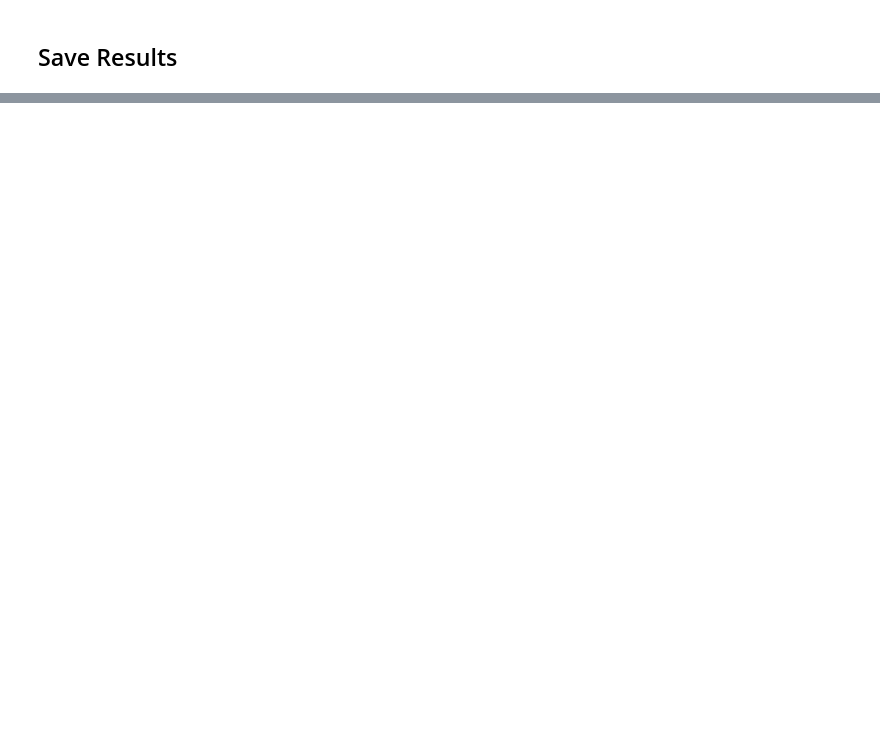
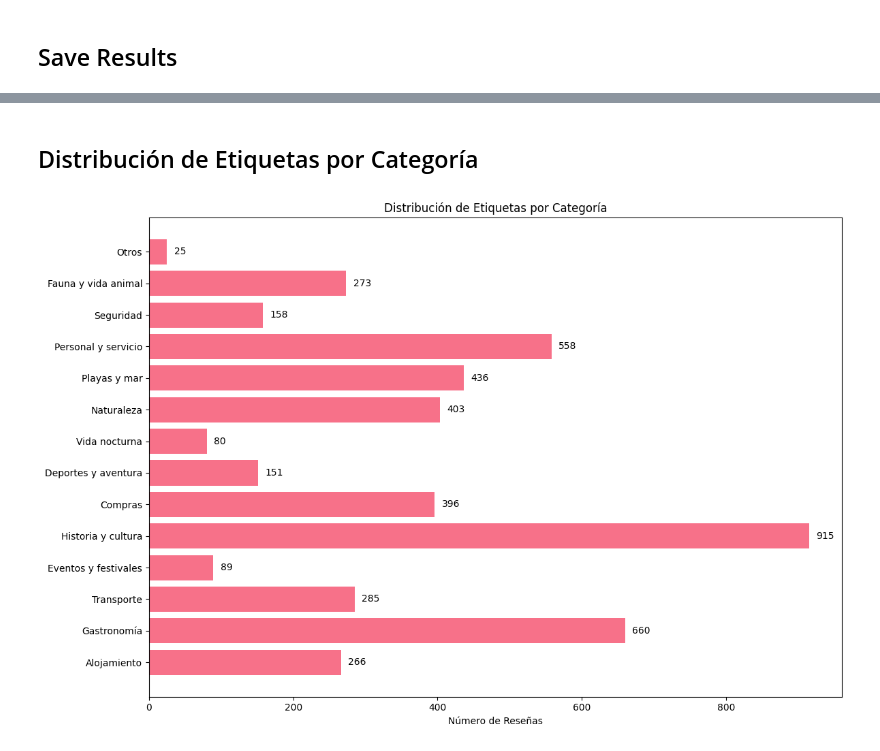
Before and after one commit to VictorWKey/AI-Tourism-Opinion-Analyzer, a Jupyter notebook: notebooks/09-etiquetado-topicos-predefinidos.ipynb, the cells around one changed output, grey strips where cells are left out. Saved outputs shown, nothing was run; the diff lists cells and outputs as text; code cells hidden in the pictures; blank space fills up the shorter version.

```diff
--- a/notebooks/09-etiquetado-topicos-predefinidos.ipynb
+++ b/notebooks/09-etiquetado-topicos-predefinidos.ipynb
@@ -60,3 +67,17 @@ Ejemplo de TituloReview: ¡Divertido y seguro!. Estoy muy impresionado con Mazat
+# %%
+# Eliminar la columna TopicoConLLM genérica si existe para evitar confusiones
+# Solo debemos mantener las columnas específicas por modelo (TopicoConLLM_gpt-4.1-mini, etc.)
+if 'TopicoConLLM' in df.columns:
+    print(f"Eliminando columna obsoleta 'TopicoConLLM'...")
+    df = df.drop('TopicoConLLM', axis=1)
+    print("✓ Columna 'TopicoConLLM' eliminada")
+else:
+    print("✓ No existe la columna 'TopicoConLLM' - sin cambios necesarios")
+
+# Verificar qué columnas de tópicos existen actualmente
+llm_columns = [col for col in df.columns if col.startswith('TopicoConLLM')]
+print(f"\nColumnas de tópicos LLM encontradas: {llm_columns}")
+print(f"Forma del dataset: {df.shape}")
 # %% [markdown]
 ## Create Classification Prompt
 # %%
@@ -131,7 +142,7 @@ def classify_review(review_text, max_retries=2):
             else:
                 print(f"❌ Error final procesando reseña después de {max_retries + 1} intentos: {error_msg[:100]}...")
                 # En caso de error persistente, asignamos categoría "Otros"
-                return [14]
+                return [13]  # Cambiado de 12 a 13
 
 def process_reviews_batch(df, start_idx=0, batch_size=50):
     results = []
@@ -145,8 +156,8 @@ def process_reviews_batch(df, start_idx=0, batch_size=50):
         review = df.iloc[i]['TituloReview']
         labels = classify_review(review)
 
-        # Contar si hubo algún error (etiqueta 14 sola puede indicar error)
-        if labels == [14]:
+        # Contar si hubo algún error (etiqueta 13 sola puede indicar error)
+        if labels == [13]:  # Cambiado de 12 a 13
             error_count += 1
 
         results.append(labels)
@@ -241,0 +363,45 @@ Ejemplos de reseñas multi-etiqueta:
+# %% [markdown]
+## Distribución de Etiquetas por Categoría
+# %%
+if 'labels_parsed' in df.columns:
+    # Contar todas las etiquetas
+    all_labels = []
+    for labels_list in df['labels_parsed']:
+        all_labels.extend(labels_list)
+
+    label_counts = Counter(all_labels)
+
+    # Crear DataFrame para visualización (ahora hasta categoría 13)
+    labels_df = pd.DataFrame([
+        {'categoria_id': i, 'categoria_nombre': category_names[i], 'count': label_counts.get(i, 0)}
+        for i in range(14)  # Cambiado de 13 a 14
+    ])
+
+    # Visualización 1: Gráfico de barras horizontal
+    plt.figure(figsize=(12, 8))
+    bars = plt.barh(labels_df['categoria_nombre'], labels_df['count'])
+    plt.xlabel('Número de Reseñas')
+    plt.title('Distribución de Etiquetas por Categoría')
+    plt.tight_layout()
+
+    # Añadir valores en las barras
+    for i, bar in enumerate(bars):
+        width = bar.get_width()
+        if width > 0:
+            plt.text(width + 10, bar.get_y() + bar.get_height()/2,
+                    f'{int(width)}', ha='left', va='center')
+
+    plt.show()
+
+    # Mostrar estadísticas detalladas
+    print("📊 DISTRIBUCIÓN DE ETIQUETAS:")
+    print("=" * 60)
+    for _, row in labels_df.sort_values('count', ascending=False).iterrows():
+        porcentaje = (row['count'] / len(df)) * 100
+        print(f"{row['categoria_id']:2d}. {row['categoria_nombre']:<35} {row['count']:4d} ({porcentaje:5.1f}%)")
+
+    print(f"\nTotal de etiquetas asignadas: {sum(label_counts.values())}")
+    print(f"Total de reseñas: {len(df)}")
+    print(f"Promedio de etiquetas por reseña: {sum(label_counts.values()) / len(df):.2f}")
+# %% [output]
+[figure, added]
```
Also changed, not shown: parts of 20 cells of this notebook, 1 other file.
